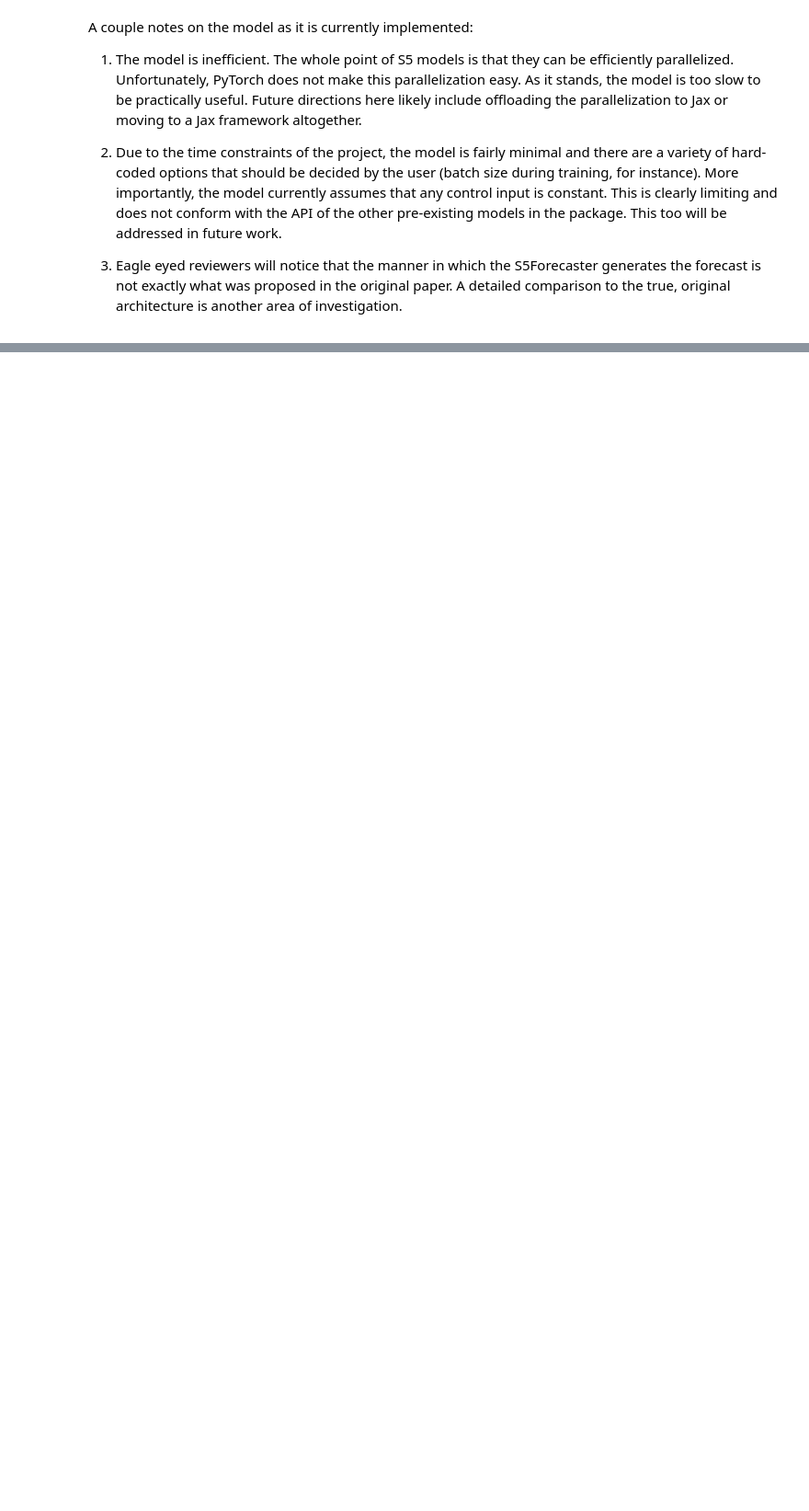
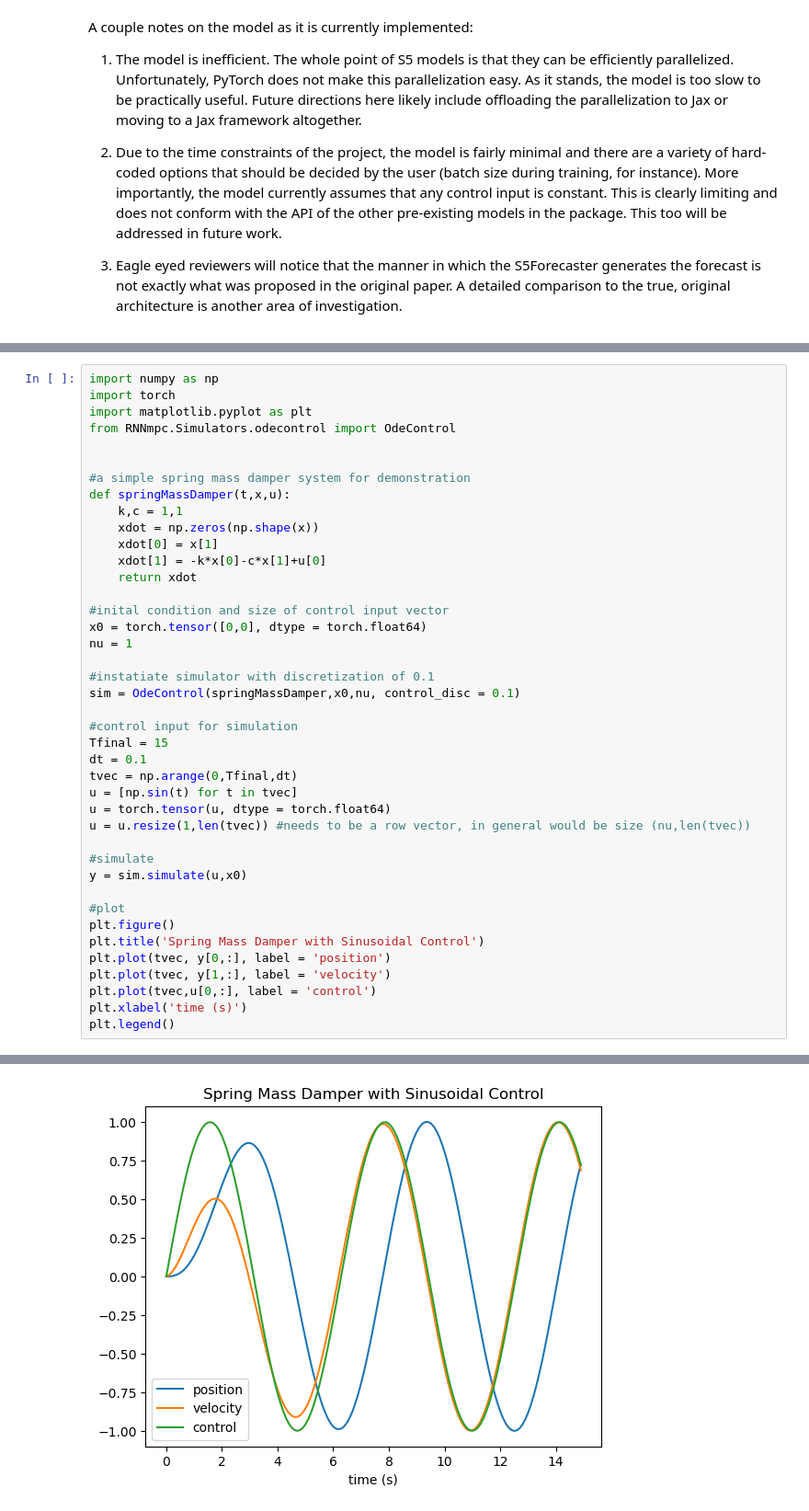
Before and after one commit to Jan-Williams/RNNmpc, a Jupyter notebook: scripts/ExampleNotebooks/projectdemo.ipynb, the cells around one changed output, grey strips where cells are left out. Shown at 92% size. Saved outputs shown, nothing was run; the diff lists cells and outputs as text; blank space fills up the shorter version.

```diff
--- a/scripts/ExampleNotebooks/projectdemo.ipynb
+++ b/scripts/ExampleNotebooks/projectdemo.ipynb
@@ -71,0 +81,42 @@ A couple notes on the model as it is currently implemented:
+# %%
+import numpy as np
+import torch
+import matplotlib.pyplot as plt
+from RNNmpc.Simulators.odecontrol import OdeControl
+
+
+#a simple spring mass damper system for demonstration
+def springMassDamper(t,x,u):
+    k,c = 1,1
+    xdot = np.zeros(np.shape(x))
+    xdot[0] = x[1]
+    xdot[1] = -k*x[0]-c*x[1]+u[0]
+    return xdot
+
+#inital condition and size of control input vector
+x0 = torch.tensor([0,0], dtype = torch.float64)
+nu = 1
+
+#instatiate simulator with discretization of 0.1
+sim = OdeControl(springMassDamper,x0,nu, control_disc = 0.1)
+
+#control input for simulation
+Tfinal = 15
+dt = 0.1
+tvec = np.arange(0,Tfinal,dt)
+u = [np.sin(t) for t in tvec]
+u = torch.tensor(u, dtype = torch.float64)
+u = u.resize(1,len(tvec)) #needs to be a row vector, in general would be size (nu,len(tvec))
+
+#simulate
+y = sim.simulate(u,x0)
+
+#plot
+plt.figure()
+plt.title('Spring Mass Damper with Sinusoidal Control')
+plt.plot(tvec, y[0,:], label = 'position')
+plt.plot(tvec, y[1,:], label = 'velocity')
+plt.plot(tvec,u[0,:], label = 'control')
+plt.xlabel('time (s)')
+plt.legend()
+# %% [output]
@@ -71,0 +124 @@ A couple notes on the model as it is currently implemented:
+[figure, added]
```
Also changed, not shown: parts of 7 cells of this notebook.
